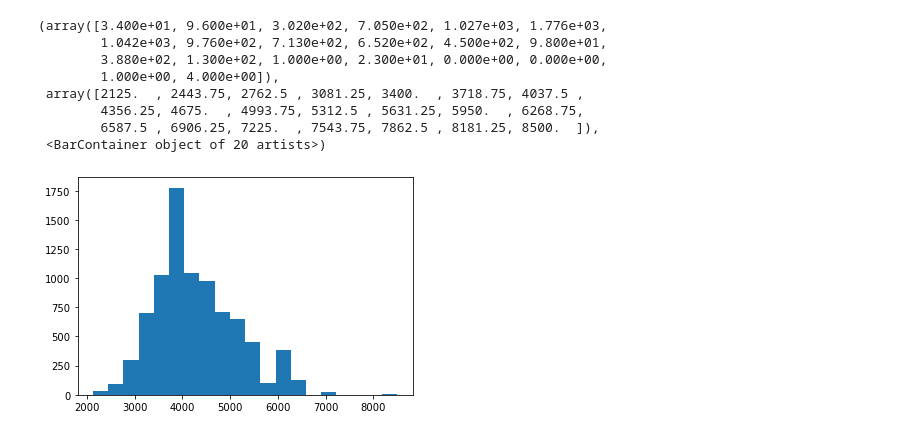
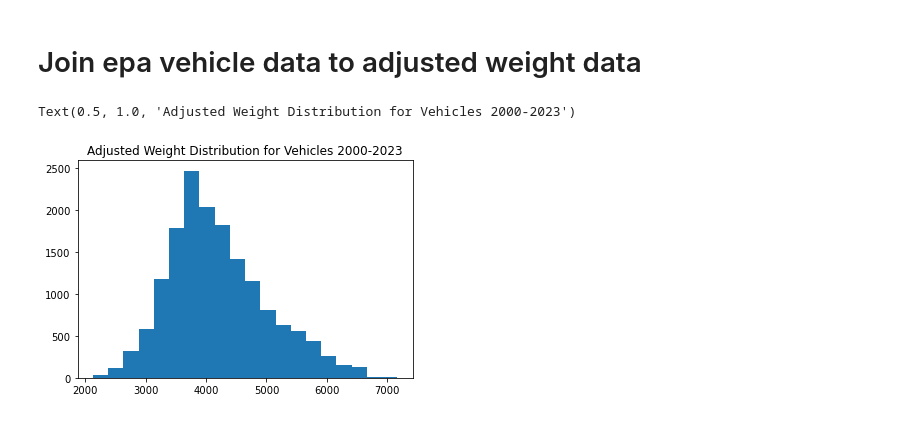
Before and after one commit to EEE-Capstone/MIMS-Capstone, a Jupyter notebook: Data/init_vehicle_data.ipynb, the cells around one changed output. Saved outputs shown, nothing was run; the diff lists cells and outputs as text; code cells hidden in the pictures.

Commit message:
updating vehicle join for pre 2009 vehicles

```diff
--- a/Data/init_vehicle_data.ipynb
+++ b/Data/init_vehicle_data.ipynb
@@ -127,7 +102,6 @@ def clean_index_vehicle_data(vehicle_df):
                              'Range', 'RangeHwy', 'rangeHwyA','atvType',
                              'UHighway', 'UCity', 'city08', 'highway08', 'combE',
                              'combinedUF', 'comb08', 'trany', 'cylinders', 'displ', 'baseModel']]
-
     return vehicle_df
 
 def concat_weight_data(weight_dfs, yrs):
@@ -151,8 +125,15 @@ def vehicle_data_join(vehicle_df, combined_weights):
     combined_weights['Make'] = combined_weights['Make'].str.lower()
     combined_weights['Model'] = combined_weights['Model'].str.lower()
     combined_weights['baseModel'] = [i.split(' ')[0] for i in combined_weights['Model']]
-    adj_join = pd.merge(vehicle_df, combined_weights, how='inner',
+    ## have to treat pre-2009 years differently, merge on Year, baseModel, not Make
+    data_before_09 = combined_weights[combined_weights['Year'] < 2010]
+    data_after_09 = combined_weights[combined_weights['Year'] >= 2010]
+    adj_join_before_09 = pd.merge(vehicle_df, combined_weights, how='inner',
+                        left_on=['Year','baseModel'], right_on = ['Year','baseModel'])
+    adj_join_after_09 = pd.merge(vehicle_df, combined_weights, how='inner',
                         left_on=['Year', 'Make','baseModel'], right_on = ['Year', 'Make','baseModel'])
+    ## combine initial joins
+    adj_join = pd.concat([adj_join_before_09, adj_join_after_09])
     adj_join_g = adj_join.groupby(['VehicleID_x']).agg({'UHighway': np.mean, 'UCity': np.mean, 'city08': np.mean,
                                                     'Range': np.mean, 'RangeHwy': np.mean, 'rangeHwyA': np.mean,
                                                     'highway08':  np.mean, 'combE': np.mean, 'combinedUF': np.mean,
@@ -161,7 +142,6 @@ def vehicle_data_join(vehicle_df, combined_weights):
     adj_join_final_cap = pd.merge(adj_join_g_j, tempdf, how = 'inner', left_on='VehicleID', right_on='VehicleID')
     adj_join_final_cap_drop = adj_join_final_cap.drop(['Make_x', 'Model_x'], axis = 1)
     adj_join_final_cap_drop = adj_join_final_cap_drop.rename({'Make_y': 'Make', 'Model_y': 'Model'}, axis = 1)
-#     print(adj_join_final_cap_drop.columns)
     adj_join_final_cap_drop = adj_join_final_cap_drop[~adj_join_final_cap_drop.duplicated(['Year', 'Make', 'Model', 'trany', 'displ', 'cylinders'])]
     cols = adj_join_final_cap_drop.columns.to_list()
     cols = cols[::-1]
@@ -188,0 +152,2 @@ plt.plot(combined_csv0016.groupby('Year').mean()['AdjWeight'])
+# %% [markdown]
+# Join epa vehicle data to adjusted weight data
@@ -189,12 +163,6 @@ plt.plot(combined_csv0016.groupby('Year').mean()['AdjWeight'])
 # %%
-plt.hist(combined_csv0016['AdjWeight'], bins = 20)
+plt.hist(joined_data_00_23['AdjWeight'], bins = 20)
+plt.title("Adjusted Weight Distribution for Vehicles 2000-2023")
 # %% [output]
-(array([3.400e+01, 9.600e+01, 3.020e+02, 7.050e+02, 1.027e+03, 1.776e+03,
-        1.042e+03, 9.760e+02, 7.130e+02, 6.520e+02, 4.500e+02, 9.800e+01,
-        3.880e+02, 1.300e+02, 1.000e+00, 2.300e+01, 0.000e+00, 0.000e+00,
-        1.000e+00, 4.000e+00]),
- array([2125.  , 2443.75, 2762.5 , 3081.25, 3400.  , 3718.75, 4037.5 ,
-        4356.25, 4675.  , 4993.75, 5312.5 , 5631.25, 5950.  , 6268.75,
-        6587.5 , 6906.25, 7225.  , 7543.75, 7862.5 , 8181.25, 8500.  ]),
- <BarContainer object of 20 artists>)
+Text(0.5, 1.0, 'Adjusted Weight Distribution for Vehicles 2000-2023')
-[figure, old version]
+[figure, new version]
```
Also changed, not shown: parts of 29 cells of this notebook, 1 other file.
